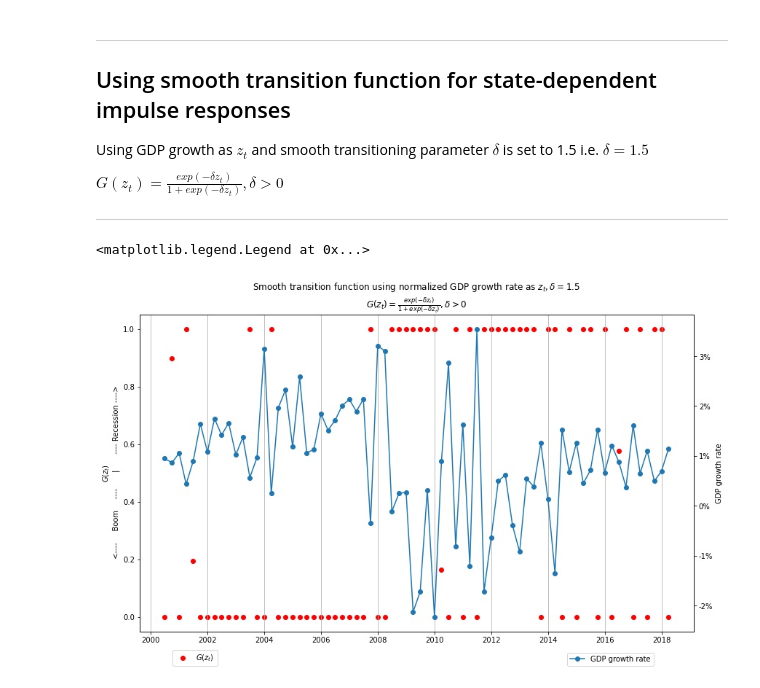
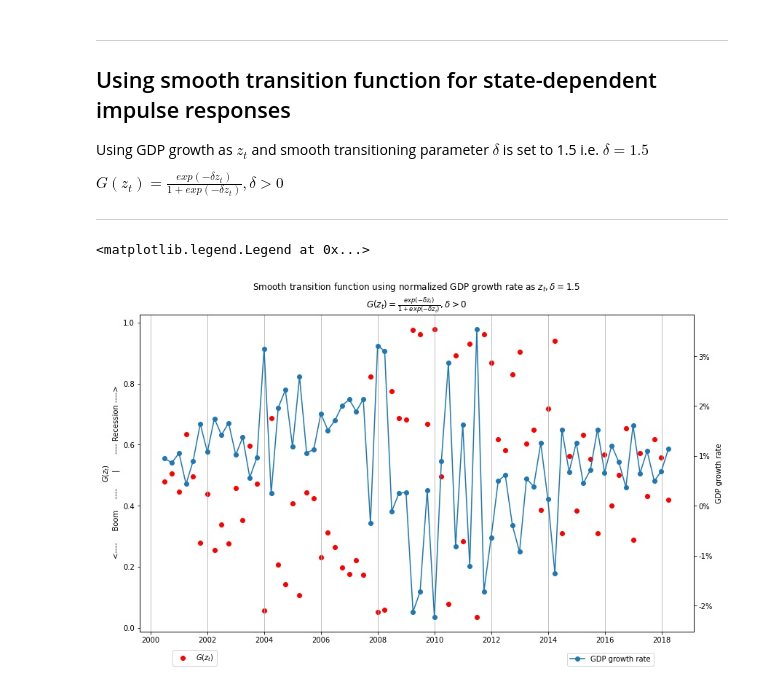
Before and after one commit to htdanil/referenced_to_github, a Jupyter notebook: G0004 Local Projection Practice - Bulgaria.ipynb, the cells around one changed output. Cells and saved outputs as stored; diff of their text form; code cells hidden in the pictures.

```diff
--- a/G0004 Local Projection Practice - Bulgaria.ipynb
+++ b/G0004 Local Projection Practice - Bulgaria.ipynb
@@ -299,35 +299,35 @@ $G(z_{t}) = \frac{exp(-\delta z_{t})}{1 + exp(-\delta z_{t})} , \delta >0$
 # %%
 df['y_growth'] = df['ly'].diff()*100
 df['z'] = (df['y_growth']-df['y_growth'].mean())/df['y_growth'].std()
 delta = 1.5
-D = np.exp(- delta * df['z'] * 100 )/(1 + np.exp(- delta * df['z'] * 100))
+D = np.exp(- delta * df['z'] )/(1 + np.exp(- delta * df['z']))
 df['D'] = D
 
 fig = plt.figure(figsize=(30,8))
 ax1 = fig.add_subplot(1,2,1)
 # ax2 = fig.add_subplot(1,2,2)
 ax1.xaxis.grid()
 # ax2.xaxis.grid()
 
 ax1.scatter(D.index, D, color='red')
 ax1.set_title('Smooth transition function using normalized GDP growth rate as '
           + r'$z_{t}, \delta = 1.5$'
           + '\n'
           + r'$G(z_{t}) = \frac{exp(-\delta z_{t})}{1 + exp(-\delta z_{t})} , \delta >0$')
 ax1.set_ylabel(r'$G(z_{t})$' + '\n' + ' <----     Boom     ----       |       ---- Recession ---->')
 # ax1.axhline(0.5, color='black', linestyle=':', linewidth=1)
 
 ax2 = ax1.twinx()
 
 ax2.plot(df['y_growth']/100, marker = 'o')
 ax2.yaxis.set_major_formatter(FuncFormatter(lambda y, _: '{:.0%}'.format(y)))
 ax2.set_ylabel('GDP growth rate')
 # ax2.set_title('GDP growth rate')
 ax1.legend(loc=8,bbox_to_anchor=(0.1, -0.12), labels = [r'$G(z_{t})$'])
 ax2.legend(loc=8,bbox_to_anchor=(0.85, -0.12), labels = ['GDP growth rate'])
 # %% [output]
 <matplotlib.legend.Legend at 0x...>
-[figure, old version]
+[figure, new version]
 # %%
 %Rpush D
 # %R saveRDS(object = D, file = 'temp/D.rds')
```
Also changed, not shown: parts of 4 cells of this notebook, 22 other files.
